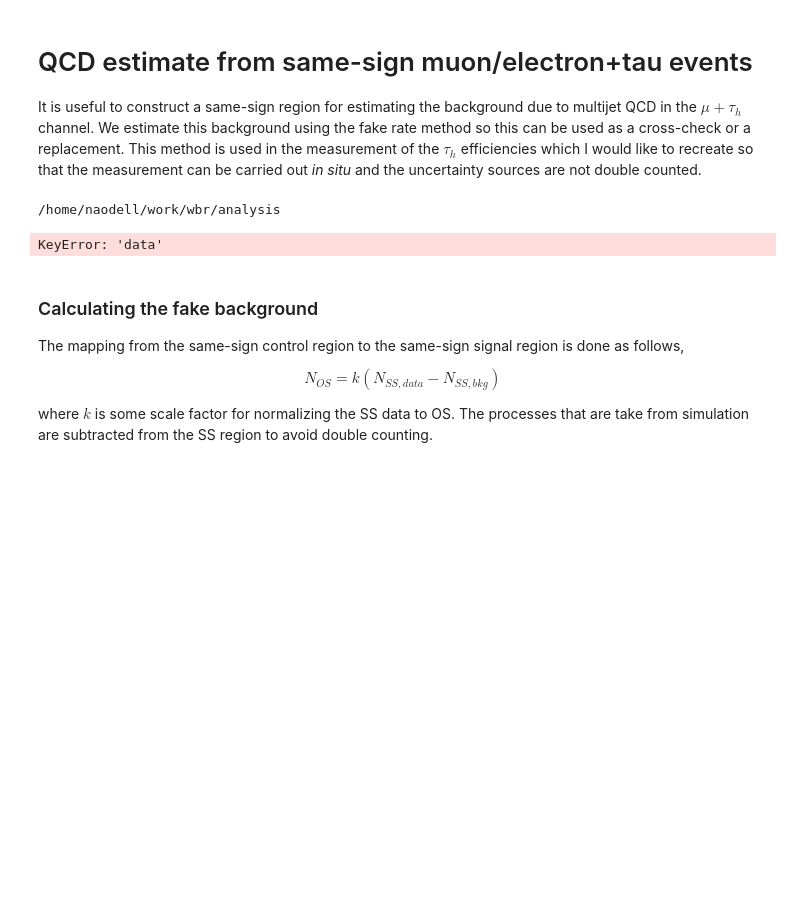
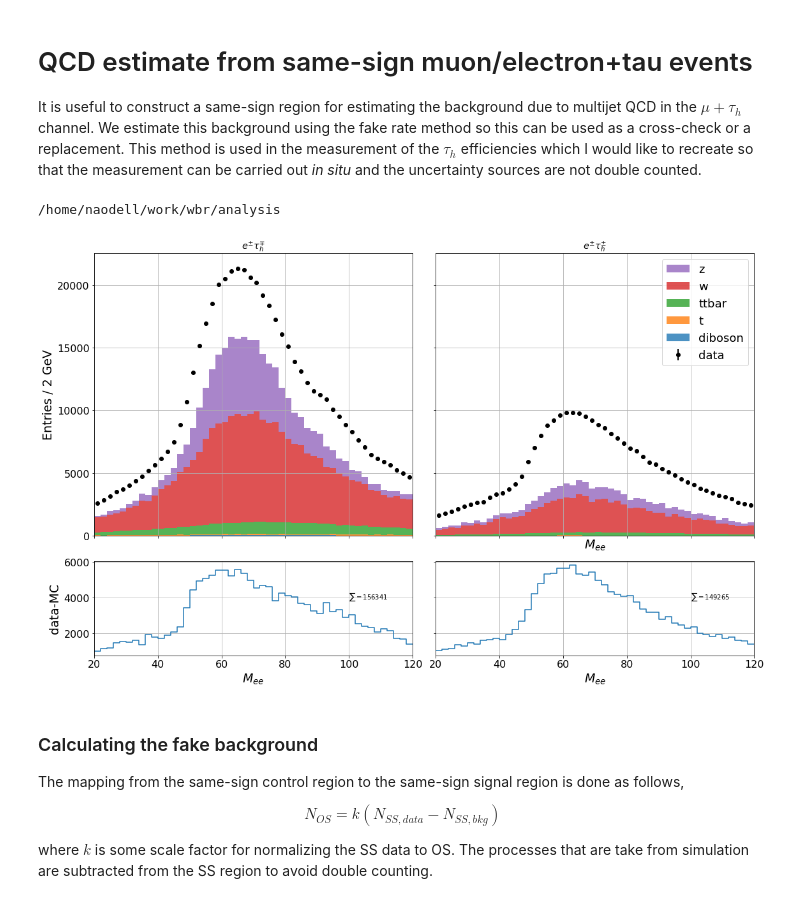
Before and after one commit to NWUHEP/analysis-tools, a Jupyter notebook: notebooks/ltau_ss_fake.ipynb, the cells around one changed output. Cells and saved outputs as stored; diff of their text form; code cells hidden in the pictures; blank space fills up the shorter version.

```diff
--- a/notebooks/ltau_ss_fake.ipynb
+++ b/notebooks/ltau_ss_fake.ipynb
@@ -14,15 +14,8 @@ import matplotlib as mpl
 import matplotlib.pyplot as plt
 
 import scripts.plot_tools as pt
+pt.set_default_style()
 
-mpl.style.use('default')
-params = {'legend.fontsize': 20,
-          'axes.labelsize': 20,
-          'axes.titlesize':'x-large',
-          'xtick.labelsize':18,
-          'ytick.labelsize':18,
-         }
-mpl.rcParams.update(params)
 %matplotlib inline
 # %% [output]
 /home/naodell/work/wbr/analysis
@@ -34,9 +27,9 @@ if selection == 'mutau':
     labels = ['muon']
 elif selection == 'etau':
     labels = ['electron']
-labels += ['t', 'ttbar', 'wjets', 'zjets', 'diboson']
+labels += ['t', 'ttbar', 'wjets', 'zjets_alt', 'diboson']
 
-dm = pt.DataManager(input_dir     = f'data/flatuples/single_lepton_test/{selection}_2016',
+dm = pt.DataManager(input_dir     = f'local_data/flatuples/test/{selection}_2016',
                     dataset_names = [d for l in labels for d in pt.dataset_dict[l]],
                     selection     = selection,
                     period        = 2016,
@@ -49,18 +42,16 @@ dm = pt.DataManager(input_dir     = f'data/flatuples/single_lepton_test/{selecti
 df_data_os  = dm.get_dataframe('data').query('lepton1_q != lepton2_q')
 df_ttbar_os = dm.get_dataframe('ttbar').query('lepton1_q != lepton2_q')
 df_top_os   = dm.get_dataframe('t').query('lepton1_q != lepton2_q')
-df_z_os     = dm.get_dataframe('zjets').query('lepton1_q != lepton2_q')
+df_z_os     = dm.get_dataframe('zjets_alt').query('lepton1_q != lepton2_q')
 df_w_os     = dm.get_dataframe('wjets').query('lepton1_q != lepton2_q')
 df_vv_os    = dm.get_dataframe('diboson').query('lepton1_q != lepton2_q')
 
 df_data_ss  = dm.get_dataframe('data').query('lepton1_q == lepton2_q').copy()
 df_ttbar_ss = dm.get_dataframe('ttbar').query('lepton1_q == lepton2_q').copy()
 df_top_ss   = dm.get_dataframe('t').query('lepton1_q == lepton2_q').copy()
-df_z_ss     = dm.get_dataframe('zjets').query('lepton1_q == lepton2_q').copy()
+df_z_ss     = dm.get_dataframe('zjets_alt').query('lepton1_q == lepton2_q').copy()
 df_w_ss     = dm.get_dataframe('wjets').query('lepton1_q == lepton2_q').copy()
 df_vv_ss    = dm.get_dataframe('diboson').query('lepton1_q == lepton2_q').copy()
-# %% [output]
-KeyError: 'data'
 # %%
 # compare the OS and SS control regions
 fig, axes = plt.subplots(2, 2, figsize=(16, 10), facecolor='white', gridspec_kw={'height_ratios':[3,1]}, sharex='col', sharey='row')
@@ -68,8 +59,9 @@ fig.subplots_adjust(hspace=0)
 
 var = 'dilepton1_mass'
 bins = np.arange(20, 122, 2)
+
 ax = axes[0][0]
-x, y, yerr = pt.hist_to_errorbar(df_data_os[var], nbins=bins.size-1, xlim=(bins.min(), bins.max()))
+x, y, yerr = pt.hist_to_errorbar(df_data_os[var], bins = bins)
 ax.errorbar(x, y, yerr, fmt='ko', capsize=0, elinewidth=2)
 h_mc, _, _ = ax.hist([df_vv_os[var], df_top_os[var], df_ttbar_os[var], df_w_os[var], df_z_os[var]],
                      bins=bins,
@@ -80,42 +72,63 @@ h_mc, _, _ = ax.hist([df_vv_os[var], df_top_os[var], df_ttbar_os[var], df_w_os[v
 ax.grid()
 ax.set_ylabel('Entries / 2 GeV')
 ax.set_xlim(bins.min(), bins.max())
-ax.set_title(r'$\mu^{\pm}\tau^{\mp}_{h}$')
+if selection == 'mutau':
+    ax.set_title(r'$\mu^{\pm}\tau^{\mp}_{h}$')
+elif selection == 'etau':
+    ax.set_title(r'$e^{\pm}\tau^{\mp}_{h}$')
+
 
 ax = axes[1][0]
 h_data, _ = np.histogram(df_data_os[var], bins=bins)
 diff = y - h_mc[-1]
 diff_os = np.append(diff, diff[-1])
 ax.plot(bins, diff_os, drawstyle='steps-post')
 ax.text(0.8, 0.6, r'$\sum =$' + f'{diff.sum():.0f}', transform = ax.transAxes)
 ax.set_ylabel('data-MC')
 ax.grid()
 
+if selection == 'mutau':
+    ax.set_xlabel('$M_{\mu\mu}$')
+elif selection == 'etau':
+    ax.set_xlabel('$M_{ee}$')
+
 ax = axes[0][1]
-x, y, yerr = pt.hist_to_errorbar(df_data_ss[var], nbins=bins.size-1, xlim=(bins.min(), bins.max()))
+x, y, yerr = pt.hist_to_errorbar(df_data_ss[var], bins = bins)
 eb = ax.errorbar(x, y, yerr, fmt='ko', capsize=0, elinewidth=2)
 h_mc, _, _ = ax.hist([df_vv_ss[var], df_top_ss[var], df_ttbar_ss[var], df_w_ss[var], df_z_ss[var]],
                      bins=bins,
                      histtype='stepfilled',
                      alpha=0.8,
                      weights=[df_vv_ss['weight'], df_top_ss['weight'], df_ttbar_ss['weight'], df_w_ss['weight'], df_z_ss['weight']],
                      stacked=True
                     )
 ax.grid()
 ax.set_xlim(bins.min(), bins.max())
 ax.legend(['z', 'w', 'ttbar', 't', 'diboson', 'data'])
-ax.set_title(r'$\mu^{\pm}\tau^{\pm}_{h}$')
+if selection == 'mutau':
+    ax.set_title(r'$\mu^{\pm}\tau^{\pm}_{h}$')
+    ax.set_xlabel('$M_{\mu\mu}$')
+elif selection == 'etau':
+    ax.set_title(r'$e^{\pm}\tau^{\pm}_{h}$')
+    ax.set_xlabel('$M_{ee}$')
 
 ax = axes[1][1]
 diff = y - h_mc[-1]
 diff_ss = np.append(diff, diff[-1])
 ax.plot(bins, diff_ss, drawstyle='steps-post')
 ax.text(0.8, 0.6, r'$\sum =$' + f'{diff.sum():.0f}', transform = ax.transAxes)
 ax.grid()
 
+if selection == 'mutau':
+    ax.set_xlabel('$M_{\mu\mu}$')
+elif selection == 'etau':
+    ax.set_xlabel('$M_{ee}$')
+
 plt.tight_layout()
 plt.savefig(f'plots/{selection}_cr.pdf')
 plt.show()
+# %% [output]
+[figure, added]
 # %% [markdown]
 ### Calculating the fake background
 
```
Also changed, not shown: parts of 5 cells of this notebook, 7 other files.
